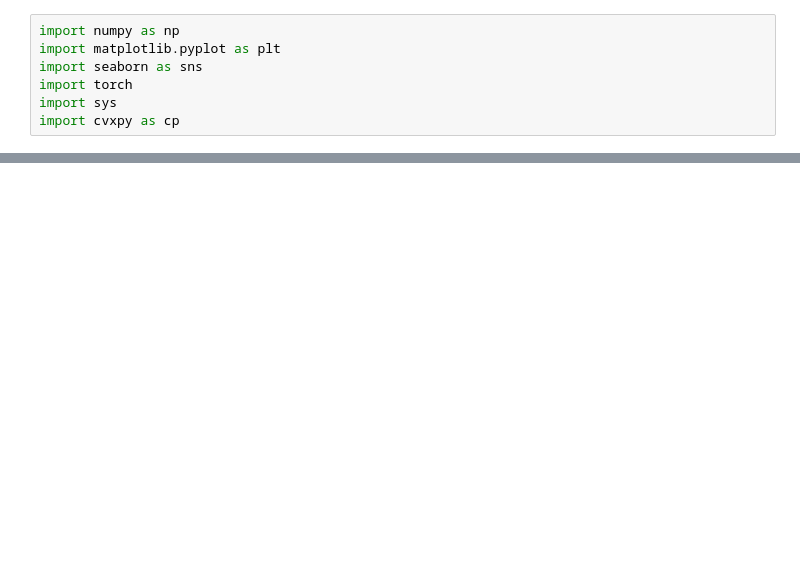
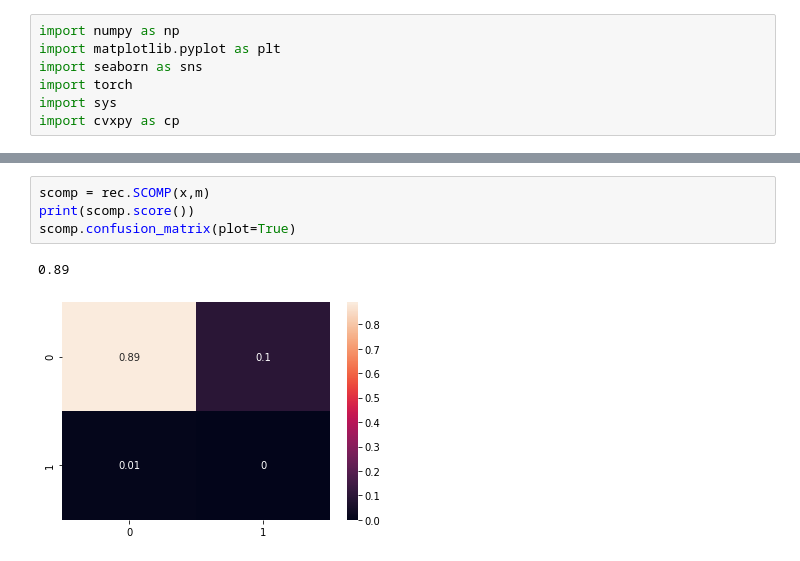
Before and after one commit to LinusBleistein/Group-testing-with-knowledge, a Jupyter notebook: Tests.ipynb, the cells around one changed output, grey strips where cells are left out. Drawn from its saved outputs; the diff is of its cells as text; blank space fills up the shorter version.

```diff
--- a/Tests.ipynb
+++ b/Tests.ipynb
@@ -585,0 +108,7 @@ lp.confusion_matrix(plot=True)
+# %%
+scomp = rec.SCOMP(x,m)
+print(scomp.score())
+scomp.confusion_matrix(plot=True)
+# %% [output]
+0.89
+[figure, added]
```
Also changed, not shown: parts of 51 cells of this notebook, 2 other files.
